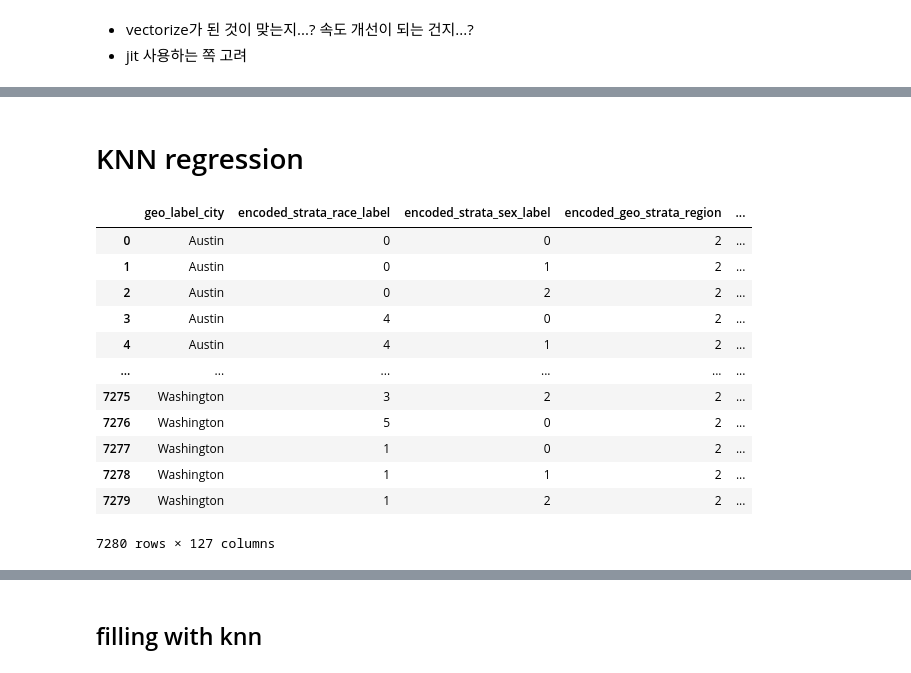
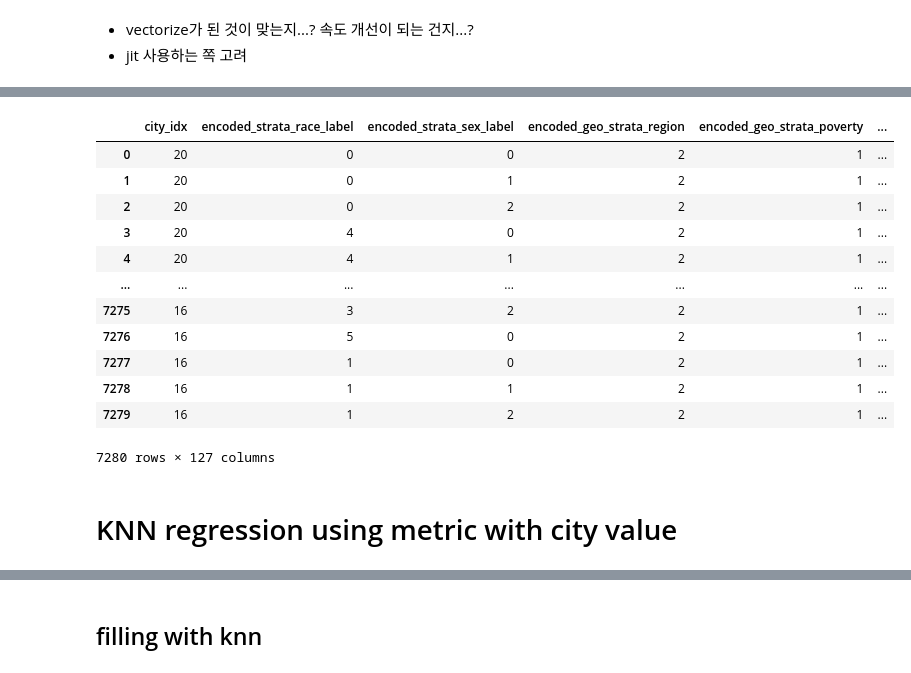
Before and after one commit to WASSUP-AIModel-3rd-Project1/Project-1, a Jupyter notebook: 240621_fill_with_knn_on_colab.ipynb, the cells around one changed output, grey strips where cells are left out. Saved outputs shown, nothing was run; the diff lists cells and outputs as text; code cells hidden in the pictures.

```diff
--- a/240621_fill_with_knn_on_colab.ipynb
+++ b/240621_fill_with_knn_on_colab.ipynb
@@ -497,0 +547,13 @@ vec_weighted_metric_spprt(X.to_numpy(),Y.to_numpy())
+# %%
+city_list = list(geo_strat_info.index)
+
+metric_val= dict()
+for a, b in itertools.product(city_list,repeat=2):
+    diff = [
+        dict_metric[col](geo_strat_info.loc[a,col],
+                         geo_strat_info.loc[b,col])
+        for col in geo_strat_cols
+        ]
+    metric_val[(a,b)] = np.linalg.norm(np.array(diff),ord=7)
+
+dict_metric['geo_label_city'] = lambda x,y : metric_val[(x,y)]
@@ -498,5 +575,23 @@ vec_weighted_metric_spprt(X.to_numpy(),Y.to_numpy())
+# %%
+temp = list(pvtb_encoded.columns)
+pvtb_encoded_whole = pvtb_encoded[['city_idx']+temp[1:-1]]
+pvtb_encoded_whole
+# %% [output]
+|  | city_idx | encoded_strata_race_label | encoded_strata_sex_label | encoded_geo_strata_region | encoded_geo_strata_poverty | ... |
+| 0 | 20 | 0 | 0 | 2 | 1 | ... |
+| 1 | 20 | 0 | 1 | 2 | 1 | ... |
+| 2 | 20 | 0 | 2 | 2 | 1 | ... |
+| 3 | 20 | 4 | 0 | 2 | 1 | ... |
+| 4 | 20 | 4 | 1 | 2 | 1 | ... |
+| ... | ... | ... | ... | ... | ... | ... |
+| 7275 | 16 | 3 | 2 | 2 | 1 | ... |
+| 7276 | 16 | 5 | 0 | 2 | 1 | ... |
+| 7277 | 16 | 1 | 0 | 2 | 1 | ... |
+| 7278 | 16 | 1 | 1 | 2 | 1 | ... |
+| 7279 | 16 | 1 | 2 | 2 | 1 | ... |
+7280 rows × 127 columns
 # %% [markdown]
-# KNN regression
+# KNN regression using metric with city value
 # %%
 from sklearn.neighbors import KNeighborsRegressor
 
@@ -519,19 +614,3 @@ test_col = [
     'Cancer | Colorectal Cancer Deaths',
     'Crime Incidents | Homicides',
 ]
-# %%
-pvtb_encoded
-# %% [output]
-|  | geo_label_city | encoded_strata_race_label | encoded_strata_sex_label | encoded_geo_strata_region | ... |
-| 0 | Austin | 0 | 0 | 2 | ... |
-| 1 | Austin | 0 | 1 | 2 | ... |
-| 2 | Austin | 0 | 2 | 2 | ... |
-| 3 | Austin | 4 | 0 | 2 | ... |
-| 4 | Austin | 4 | 1 | 2 | ... |
-| ... | ... | ... | ... | ... | ... |
-| 7275 | Washington | 3 | 2 | 2 | ... |
-| 7276 | Washington | 5 | 0 | 2 | ... |
-| 7277 | Washington | 1 | 0 | 2 | ... |
-| 7278 | Washington | 1 | 1 | 2 | ... |
-| 7279 | Washington | 1 | 2 | 2 | ... |
-7280 rows × 127 columns
```
Also changed, not shown: parts of 34 cells of this notebook, 15 other files.
